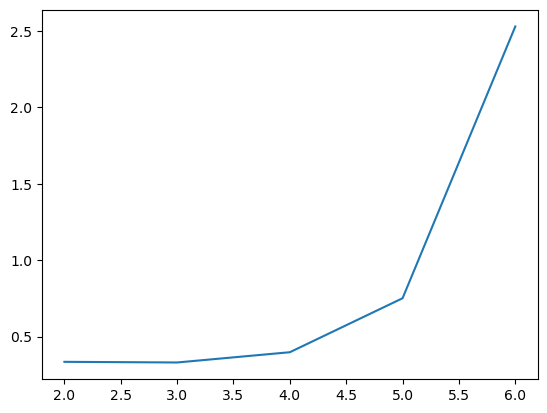
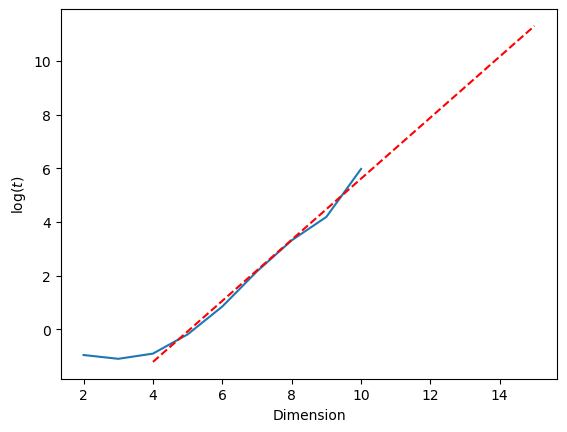
Code edit (unified diff) that turned the first committed figure into the second:
--- before
+++ after
@@ -1 +1,4 @@
-plt.plot(dimensions,runtimes)
+plt.plot(dimensions,np.log(runtimes))
+plt.plot(extended_dimensions,y,color="red",linestyle="--")
+plt.xlabel("Dimension")
+plt.ylabel(r"$\log(t)$")

Commit: Added some code to investigate feasibility of using Poisson Disk sampling and Halton Sequences